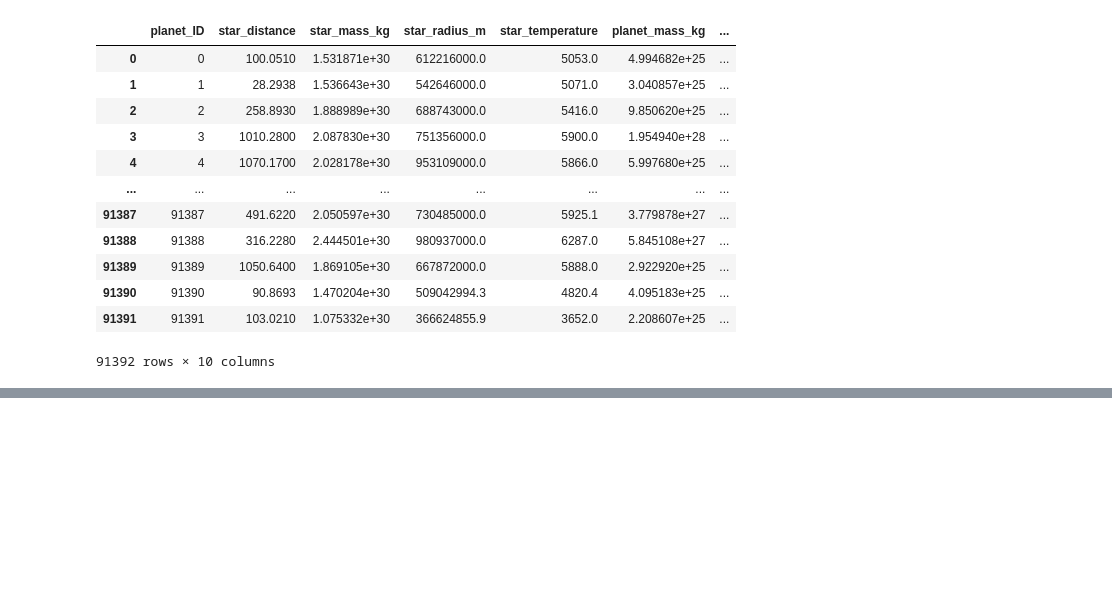
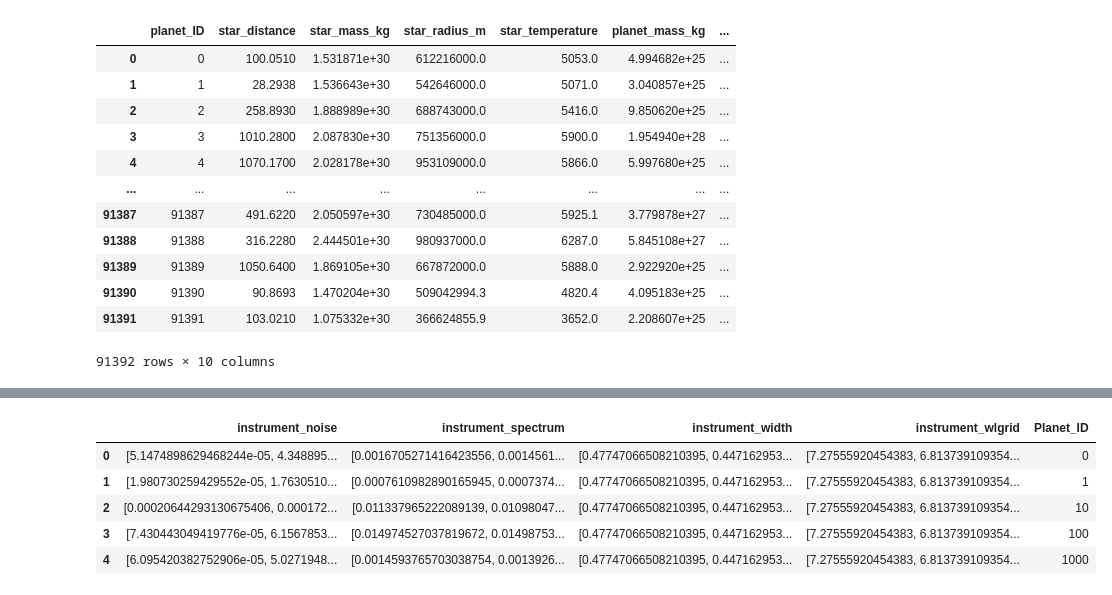
Before and after one commit to alisdghnia/DSP-Final-Project, a Jupyter notebook: Ariel ML Data Challenge.ipynb, the cells around one changed output, grey strips where cells are left out. Drawn from its saved outputs; the diff is of its cells as text; code cells hidden in the pictures; blank space fills up the shorter version.

```diff
--- a/Ariel ML Data Challenge.ipynb
+++ b/Ariel ML Data Challenge.ipynb
@@ -210,9 +251,3 @@ planet_df
 | 91390 | [0.00017568627328162062, 0.000138... | [0.014127388701323053, 0.01399455... | [0.47747066508210395, 0.447162953... | [7.27555920454383, 6.813739109354... | Planet_9998 |
 | 91391 | [6.709301375530038e-05, 5.2852732... | [0.000928594783142543, 0.00094293... | [0.47747066508210395, 0.447162953... | [7.27555920454383, 6.813739109354... | Planet_9999 |
 91392 rows × 5 columns
-# %%
-newplanetName = []
-for x in planet_df[0]:
-    if x.startswith('Planet_'):
-        x = x.replace('Planet_', '')
-        newplanetName.append(x)
@@ -247,3 +298,12 @@ df1
+# %%
+planet_df.head()
+# %% [output]
+|  | instrument_noise | instrument_spectrum | instrument_width | instrument_wlgrid | Planet_ID |
+| 0 | [5.1474898629468244e-05, 4.348895... | [0.0016705271416423556, 0.0014561... | [0.47747066508210395, 0.447162953... | [7.27555920454383, 6.813739109354... | 0 |
+| 1 | [1.980730259429552e-05, 1.7630510... | [0.0007610982890165945, 0.0007374... | [0.47747066508210395, 0.447162953... | [7.27555920454383, 6.813739109354... | 1 |
+| 2 | [0.00020644293130675406, 0.000172... | [0.011337965222089139, 0.01098047... | [0.47747066508210395, 0.447162953... | [7.27555920454383, 6.813739109354... | 10 |
+| 3 | [7.430443049419776e-05, 6.1567853... | [0.014974527037819672, 0.01498753... | [0.47747066508210395, 0.447162953... | [7.27555920454383, 6.813739109354... | 100 |
+| 4 | [6.095420382752906e-05, 5.0271948... | [0.0014593765703038754, 0.0013926... | [0.47747066508210395, 0.447162953... | [7.27555920454383, 6.813739109354... | 1000 |
 # %%
 planet_df['Planet_ID'] = planet_df['Planet_ID'].astype(int)
 # %%
```
Also changed, not shown: parts of 28 cells of this notebook, 1 other file.
